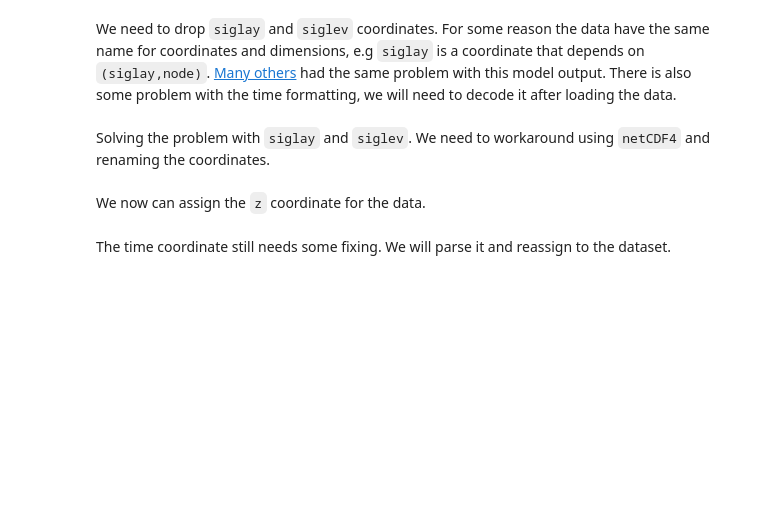
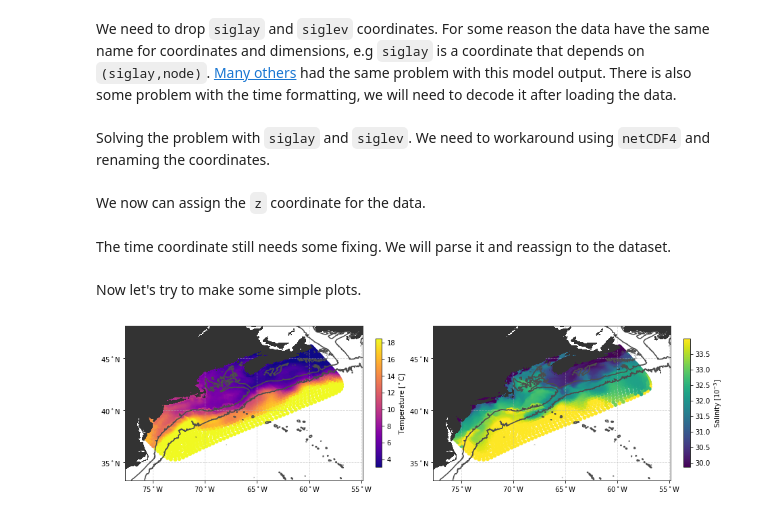
Before and after one commit to iuryt/FVCOMpy, a Jupyter notebook: examples/00-GettingStarted.ipynb, the cells around one changed output. Drawn from its saved outputs; the diff is of its cells as text; code cells hidden in the pictures; blank space fills up the shorter version.

Commit message:
add bathymetry and T and T plots

```diff
--- a/examples/00-GettingStarted.ipynb
+++ b/examples/00-GettingStarted.ipynb
@@ -27,6 +30,9 @@ url = "".join(["http://www.smast.umassd.edu:8080/thredds/dodsC/models/fvcom/",
 
 # lazy load of the data
 ds = xr.open_dataset(url,drop_variables=drop_variables,decode_times=False)
+
+# convert lon/c, lat/c to coordinates
+ds = ds.assign_coords({var:ds[var] for var in ['lon','lat','lonc','latc']})
 # %% [markdown]
 Solving the problem with `siglay` and `siglev`. We need to workaround using `netCDF4` and renaming the coordinates.
 # %%
@@ -58,3 +64,68 @@ The time coordinate still needs some fixing. We will parse it and reassign to th
 dt0 = parser.parse(ds.time.attrs['units'].replace('days since ',''))
 # parse dates summing days to the origin
 ds = ds.assign(time=[dt0+timedelta(seconds=day*86400) for day in ds.time.values])
+# %% [markdown]
+Now let's try to make some simple plots.
+# %%
+# url for GEBCO data
+url = "https://tds.marine.rutgers.edu/thredds/dodsC/other/bathymetry/GEBCO_2019/GEBCO_2019.nc"
+
+# load data from min-buffer to max+buffer
+buffer = 2
+gebco = xr.open_dataset(url,decode_times=False).sel(
+    lon=slice(ds.lon.min()-buffer,ds.lon.max()+buffer),
+    lat=slice(ds.lat.min()-buffer,ds.lat.max()+buffer)
+)
+# %%
+# formatting function for the units
+fmt = lambda txt: txt.replace('degrees_','$^\circ$').replace('1e-3','10$^{-3}$')
+# key argument function that defines vlim from data quantiles
+kw = lambda da,q: {"s":25,"vmin":da.quantile(q[0]).values,"vmax":da.quantile(q[1]).values}
+
+# select the surface layer and the first time output
+isel = dict(siglay=0,time=0)
+
+fig,ax = plt.subplots(1,2,figsize=(15,5))
+
+for a in np.ravel(ax):
+    a.axis('scaled')
+    gebco['elevation'].plot.contour(ax=a,
+            levels=[-3000,-200],add_colorbar=False,add_labels=False,colors='0.3',linestyles='solid',zorder=1e3)
+
+    gebco['elevation'].plot.contourf(ax=a,
+            levels=[0,1e5],add_colorbar=False,add_labels=False,zorder=1e6+1,extend='neither',colors='0.2')
+
+da = ds.temp.isel(**isel)
+C = ax[0].scatter(da.lon,da.lat,c=da,**kw(da,[0.01,0.99]),cmap='plasma')
+fig.colorbar(C,ax=ax[0],label=f"{da.long_name.capitalize()} [{fmt(da.units)}]",fraction=0.025)
+
+da = ds.salinity.isel(**isel)
+C = ax[1].scatter(da.lon,da.lat,c=da,**kw(da,[0.2,0.99]))
+fig.colorbar(C,ax=ax[1],label=f"{da.long_name.capitalize()} [{fmt(da.units)}]",fraction=0.025)
+
+_ = [a.grid(True, ls='--',alpha=0.5) for a in ax]
+
+lablat = lambda lat: f'{lat:.0f}$^\\circ$' if lat==0 else f'{lat:.0f}$^\\circ$N' if lat>0 else f'{-lat:.0f}$^\\circ$S'
+lablon = lambda lat: f'{lat:.0f}$^\\circ$' if lat==0 else f'{lat:.0f}$^\\circ$E' if lat>0 else f'{-lat:.0f}$^\\circ$W'
+
+xlim = np.array([gebco.lon.min().values,gebco.lon.max().values])
+ylim = np.array([gebco.lat.min().values,gebco.lat.max().values])
+
+xticks = np.arange(*(np.round(xlim/10)*10).astype('int'),5)
+yticks = np.arange(*(np.round(ylim/10)*10).astype('int'),5)
+for a in np.ravel(ax):
+    a.set(
+        xticks=xticks,
+        yticks=yticks,
+        xticklabels=list(map(lablon,xticks)),
+        yticklabels=list(map(lablat,yticks)),
+        xlabel='',ylabel='',
+        xlim=xlim,
+        ylim=ylim,
+    )
+
+_ = [a.grid(True,linestyle='--',alpha=0.5,zorder=1e7) for a in np.ravel(ax)]
+
+fig.savefig('../img/scatter_temperature_salinity.png',dpi=150,bbox_inches='tight')
+# %% [output]
+[figure, added]
```
Also changed, not shown: parts of 1 cell of this notebook.
